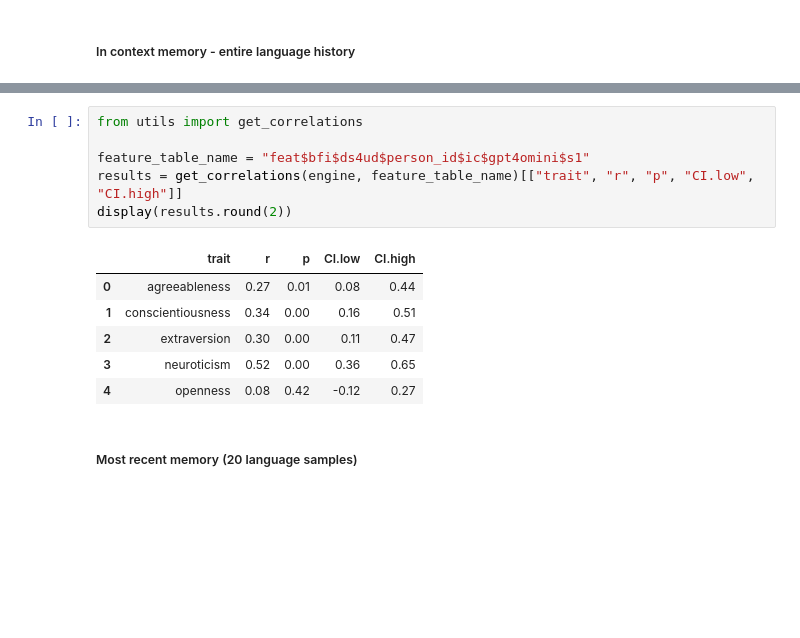
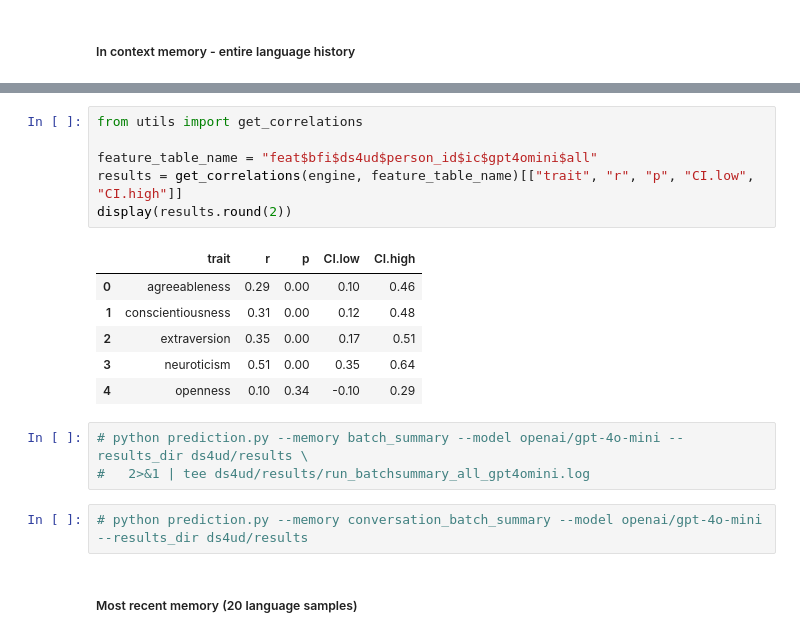
Before and after one commit to shshnk94/summary-mem, a Jupyter notebook: tutorials/getting_started.ipynb, the cells around one changed output, grey strips where cells are left out. Drawn from its saved outputs; the diff is of its cells as text; blank space fills up the shorter version.

```diff
--- a/tutorials/getting_started.ipynb
+++ b/tutorials/getting_started.ipynb
@@ -194,16 +423,21 @@ ds4ud = load_accuracy_data("ds4ud", "big5_person_id_roberta-base_L11_ridgecv")
 # %%
 from utils import get_correlations
 
-feature_table_name = "feat$bfi$ds4ud$person_id$ic$gpt4omini$s1"
+feature_table_name = "feat$bfi$ds4ud$person_id$ic$gpt4omini$all"
 results = get_correlations(engine, feature_table_name)[["trait", "r", "p", "CI.low", "CI.high"]]
 display(results.round(2))
 # %% [output]
 |  | trait | r | p | CI.low | CI.high |
-| 0 | agreeableness | 0.27 | 0.01 | 0.08 | 0.44 |
-| 1 | conscientiousness | 0.34 | 0.00 | 0.16 | 0.51 |
-| 2 | extraversion | 0.30 | 0.00 | 0.11 | 0.47 |
-| 3 | neuroticism | 0.52 | 0.00 | 0.36 | 0.65 |
-| 4 | openness | 0.08 | 0.42 | -0.12 | 0.27 |
+| 0 | agreeableness | 0.29 | 0.00 | 0.10 | 0.46 |
+| 1 | conscientiousness | 0.31 | 0.00 | 0.12 | 0.48 |
+| 2 | extraversion | 0.35 | 0.00 | 0.17 | 0.51 |
+| 3 | neuroticism | 0.51 | 0.00 | 0.35 | 0.64 |
+| 4 | openness | 0.10 | 0.34 | -0.10 | 0.29 |
+# %%
+# python prediction.py --memory batch_summary --model openai/gpt-4o-mini --results_dir ds4ud/results \
+#   2>&1 | tee ds4ud/results/run_batchsummary_all_gpt4omini.log
+# %%
+# python prediction.py --memory conversation_batch_summary --model openai/gpt-4o-mini --results_dir ds4ud/results
 # %% [markdown]
 ##### Most recent memory (20 language samples)
 # %%
```
Also changed, not shown: parts of 20 cells of this notebook, 12 other files.
